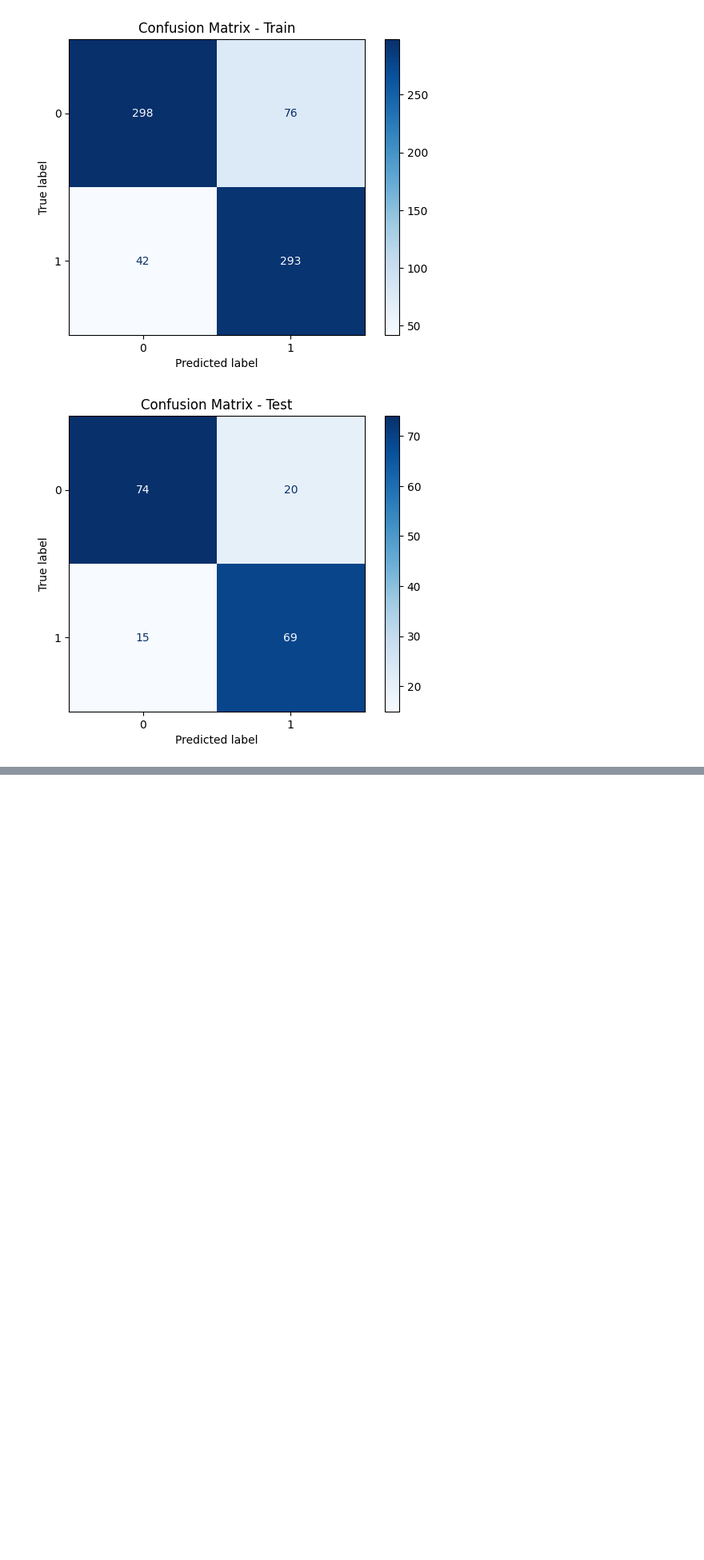
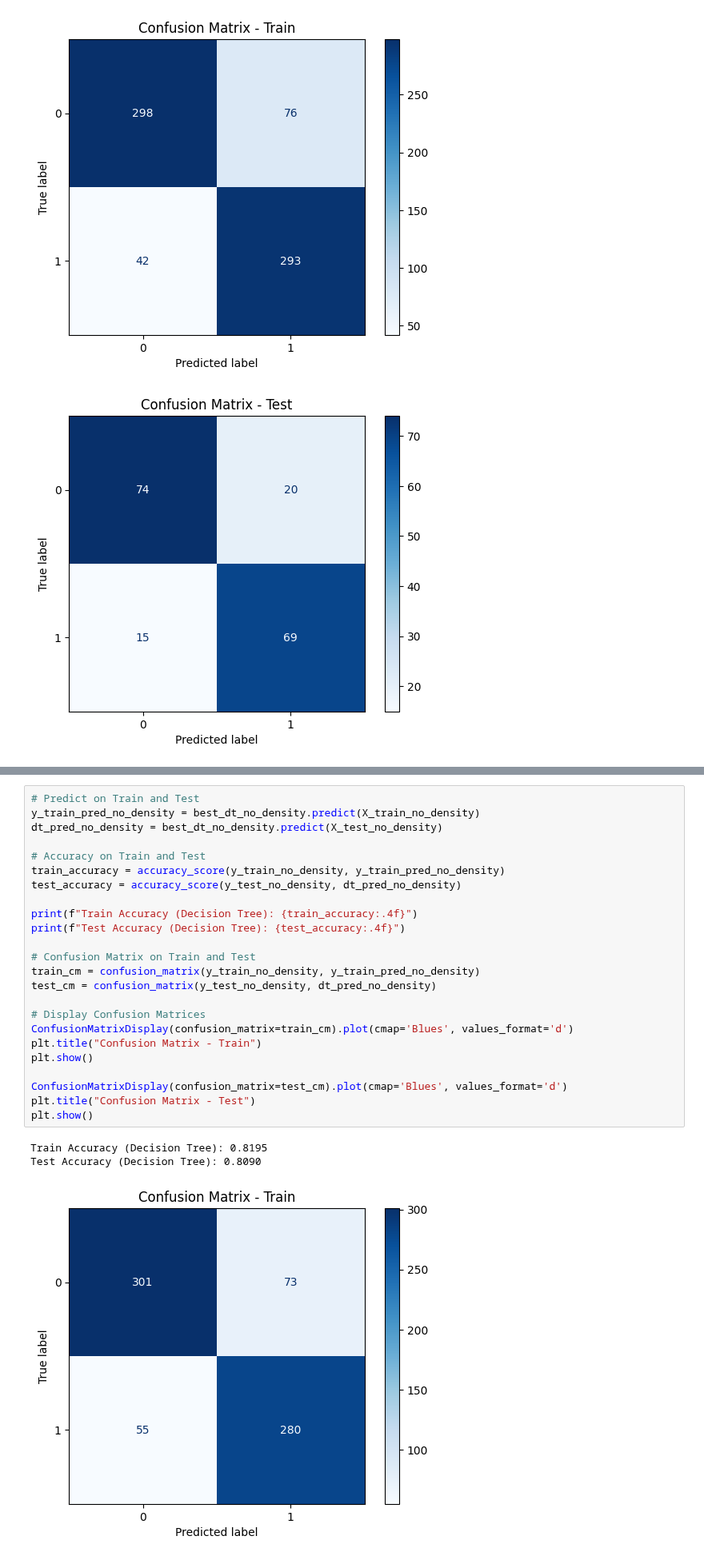
Before and after one commit to ceciliasant/AAproj1, a Jupyter notebook: proj1.ipynb, the cells around one changed output, grey strips where cells are left out. Shown at 80% size. Drawn from its saved outputs; the diff is of its cells as text; blank space fills up the shorter version.

```diff
--- a/proj1.ipynb
+++ b/proj1.ipynb
@@ -1186,0 +1194,28 @@ plt.show()
+# %%
+# Predict on Train and Test
+y_train_pred_no_density = best_dt_no_density.predict(X_train_no_density)
+dt_pred_no_density = best_dt_no_density.predict(X_test_no_density)
+
+# Accuracy on Train and Test
+train_accuracy = accuracy_score(y_train_no_density, y_train_pred_no_density)
+test_accuracy = accuracy_score(y_test_no_density, dt_pred_no_density)
+
+print(f"Train Accuracy (Decision Tree): {train_accuracy:.4f}")
+print(f"Test Accuracy (Decision Tree): {test_accuracy:.4f}")
+
+# Confusion Matrix on Train and Test
+train_cm = confusion_matrix(y_train_no_density, y_train_pred_no_density)
+test_cm = confusion_matrix(y_test_no_density, dt_pred_no_density)
+
+# Display Confusion Matrices
+ConfusionMatrixDisplay(confusion_matrix=train_cm).plot(cmap='Blues', values_format='d')
+plt.title("Confusion Matrix - Train")
+plt.show()
+
+ConfusionMatrixDisplay(confusion_matrix=test_cm).plot(cmap='Blues', values_format='d')
+plt.title("Confusion Matrix - Test")
+plt.show()
+# %% [output]
+Train Accuracy (Decision Tree): 0.8195
+Test Accuracy (Decision Tree): 0.8090
+[figure, added]
```
Also changed, not shown: parts of 12 cells of this notebook.
